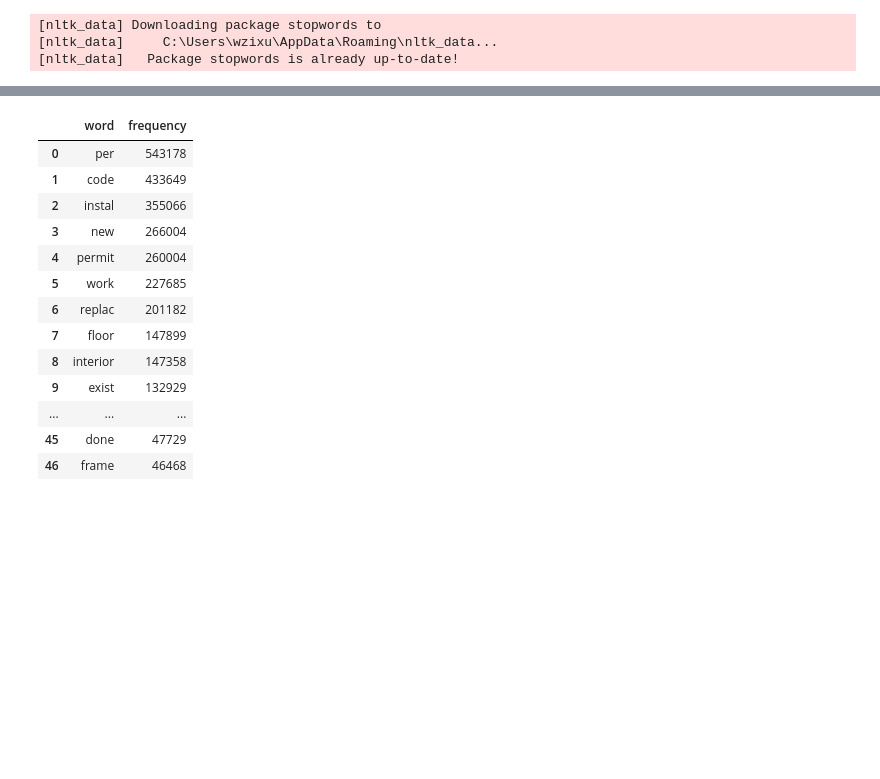
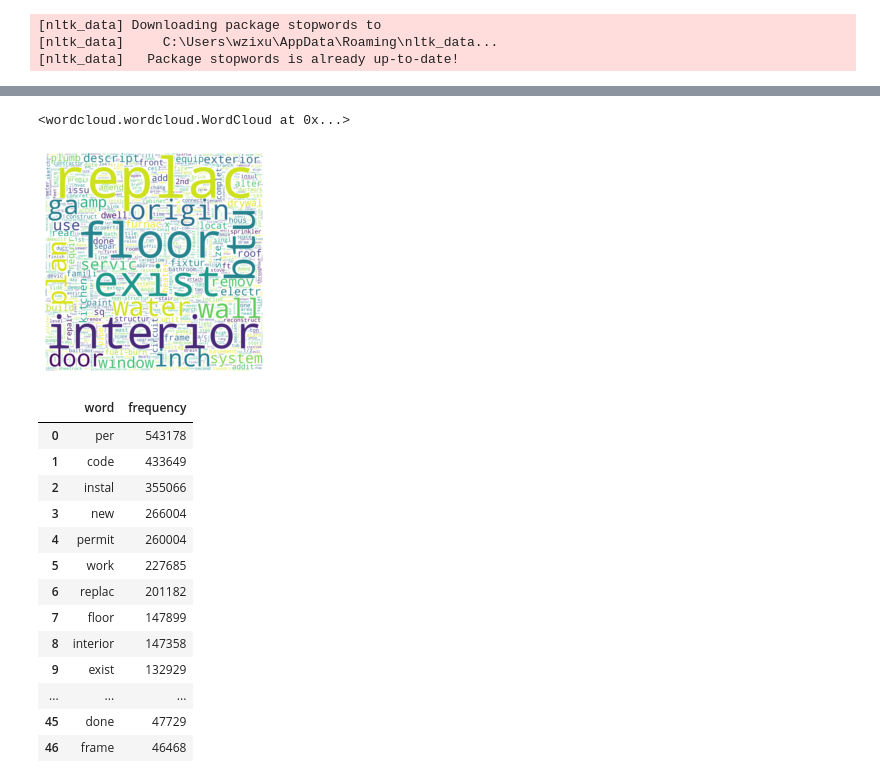
Before and after one commit to Gramir10/Construction-Permit-Text-Analysis, a Jupyter notebook: CPTA_project.ipynb, the cells around one changed output, grey strips where cells are left out. Drawn from its saved outputs; the diff is of its cells as text; code cells hidden in the pictures; blank space fills up the shorter version.

```diff
--- a/CPTA_project.ipynb
+++ b/CPTA_project.ipynb
@@ -178,6 +178,30 @@ house_permit_from_file_filter.head()
 | 2 | 2 | 200805211220025130 | 815 BROOKS LANE | 39.315946, | -76.634808 | new windows (13) 2-new exterior d... | [new, windows, (, 13, ), 2-new, e... | [new, windows, (, 13, ), 2-new, e... | ... |
 | 3 | 3 | 20191219115630173B | 3126 E BALTIMORE ST | 39.292363, | -76.572507 | scope of work: interior alteratio... | [scope, of, work, :, interior, al... | [scope, work, :, interior, altera... | ... |
 | 4 | 4 | 20191226094441660W | 222 W READ ST | 39.30066, | -76.619321 | amend to add electrical contracto... | [amend, to, add, electrical, cont... | [amend, add, electrical, contract... | ... |
+# %%
+# remove common words
+common_word_list = ['per','code','instal','new','permit','work']
+common_word_set = set(common_word_list)
+house_permit_from_file_filter['remove_common_word'] = house_permit_from_file_filter['no_symbols'].apply(lambda x: [word for word in x if word not in common_word_set])
+# %%
+description_list_final = house_permit_from_file_filter['remove_common_word'].tolist()
+word_list_final = []
+for sublist in description_list_final:
+    for word in sublist:
+        word_list_final.append(word)
+word_frequency_dict_final = FreqDist(word_list_final)
+wordcloud_description_final = WordCloud(max_words = 1000,
+                              width = 2000,
+                              height = 2000,
+                              background_color = 'white'
+                             ).generate_from_frequencies(frequencies = word_frequency_dict_final)
+plt.figure()
+plt.imshow(wordcloud_description_final, interpolation='bilinear')
+plt.axis('off')
+wordcloud_description_final.to_file('house_permit_final.png')
+# %% [output]
+<wordcloud.wordcloud.WordCloud at 0x...>
+[figure, added]
 # %%
 description_list_updated = house_permit_from_file_filter['no_symbols'].tolist()
 word_list = []
```
Also changed, not shown: 1 other file.
